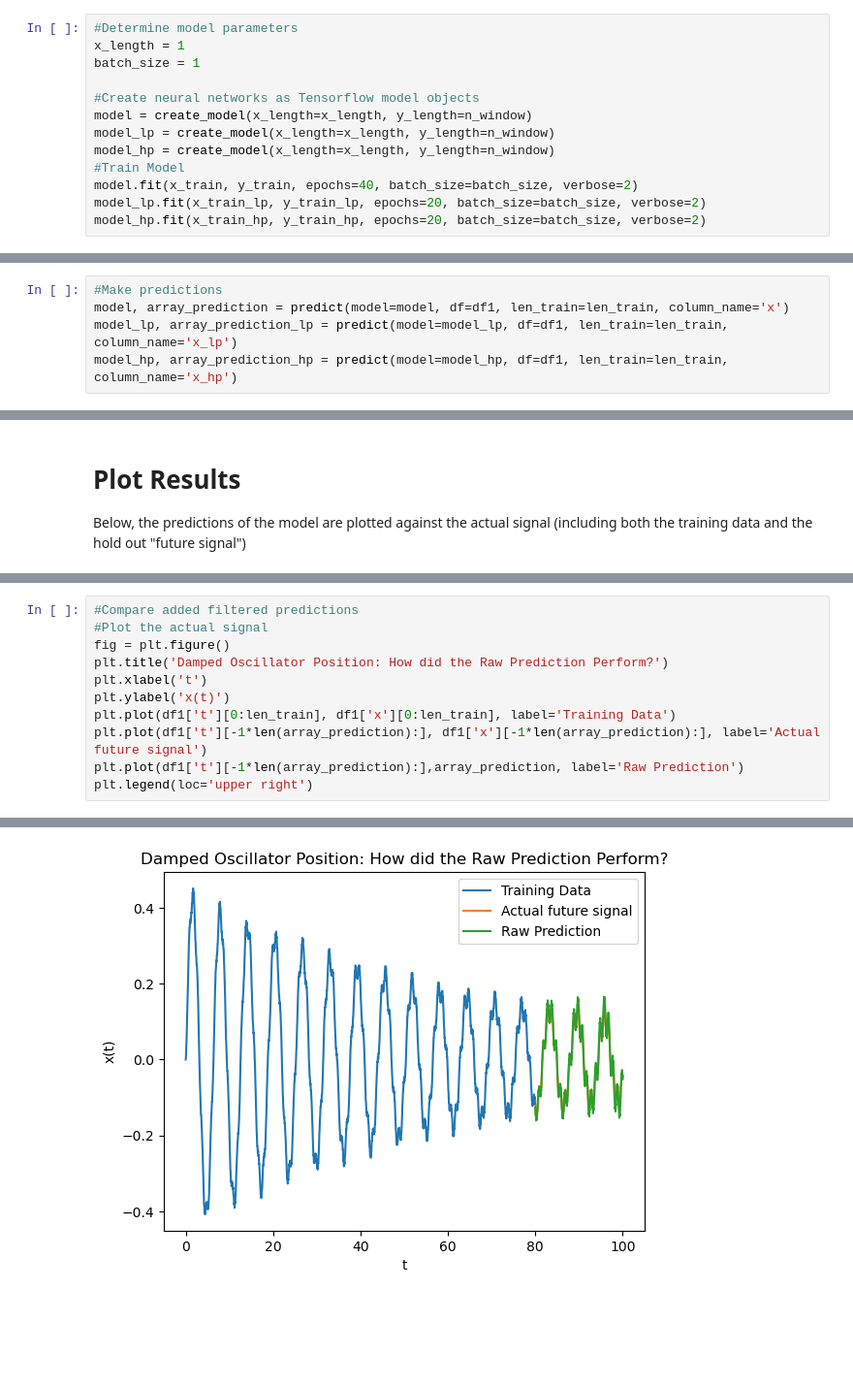
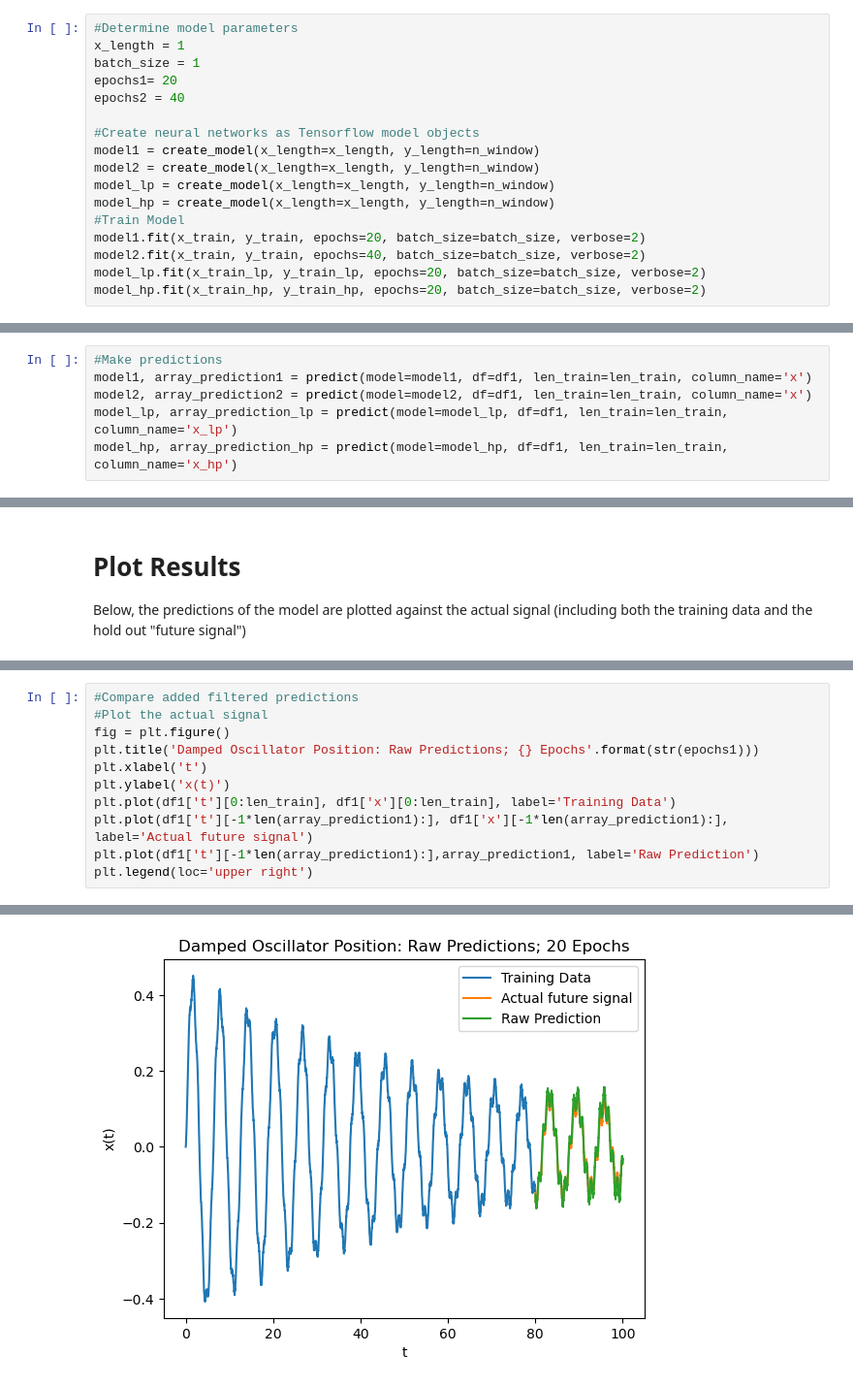
Before and after one commit to gaoadam/dynamicmodel, a Jupyter notebook: lstm_predictions_filtered.ipynb, the cells around one changed output, grey strips where cells are left out. Shown at 97% size. Saved outputs shown, nothing was run; the diff lists cells and outputs as text; blank space fills up the shorter version.

Commit message:
run model

```diff
--- a/lstm_predictions_filtered.ipynb
+++ b/lstm_predictions_filtered.ipynb
@@ -135,13 +135,17 @@ def create_model(x_length, y_length):
 #Determine model parameters
 x_length = 1
 batch_size = 1
+epochs1= 20
+epochs2 = 40
 
 #Create neural networks as Tensorflow model objects
-model = create_model(x_length=x_length, y_length=n_window)
+model1 = create_model(x_length=x_length, y_length=n_window)
+model2 = create_model(x_length=x_length, y_length=n_window)
 model_lp = create_model(x_length=x_length, y_length=n_window)
 model_hp = create_model(x_length=x_length, y_length=n_window)
 #Train Model
-model.fit(x_train, y_train, epochs=40, batch_size=batch_size, verbose=2)
+model1.fit(x_train, y_train, epochs=20, batch_size=batch_size, verbose=2)
+model2.fit(x_train, y_train, epochs=40, batch_size=batch_size, verbose=2)
 model_lp.fit(x_train_lp, y_train_lp, epochs=20, batch_size=batch_size, verbose=2)
 model_hp.fit(x_train_hp, y_train_hp, epochs=20, batch_size=batch_size, verbose=2)
 # %% [output]
@@ -207,7 +211,8 @@ def predict(model, df, len_train, column_name):
     return model, array_prediction
 # %%
 #Make predictions
-model, array_prediction = predict(model=model, df=df1, len_train=len_train, column_name='x')
+model1, array_prediction1 = predict(model=model1, df=df1, len_train=len_train, column_name='x')
+model2, array_prediction2 = predict(model=model2, df=df1, len_train=len_train, column_name='x')
 model_lp, array_prediction_lp = predict(model=model_lp, df=df1, len_train=len_train, column_name='x_lp')
 model_hp, array_prediction_hp = predict(model=model_hp, df=df1, len_train=len_train, column_name='x_hp')
 # %% [output]
@@ -278,14 +283,14 @@ plt.legend(loc='upper right')
 # %%
 #Compare added filtered predictions
 #Plot the actual signal
 fig = plt.figure()
-plt.title('Damped Oscillator Position: How did the Raw Prediction Perform?')
+plt.title('Damped Oscillator Position: Raw Predictions; {} Epochs'.format(str(epochs1)))
 plt.xlabel('t')
 plt.ylabel('x(t)')
 plt.plot(df1['t'][0:len_train], df1['x'][0:len_train], label='Training Data')
-plt.plot(df1['t'][-1*len(array_prediction):], df1['x'][-1*len(array_prediction):], label='Actual future signal')
-plt.plot(df1['t'][-1*len(array_prediction):],array_prediction, label='Raw Prediction')
+plt.plot(df1['t'][-1*len(array_prediction1):], df1['x'][-1*len(array_prediction1):], label='Actual future signal')
+plt.plot(df1['t'][-1*len(array_prediction1):],array_prediction1, label='Raw Prediction')
 plt.legend(loc='upper right')
 # %% [output]
 <matplotlib.legend.Legend at 0x...>
-[figure, old version]
+[figure, new version]
```
Also changed, not shown: parts of 7 cells of this notebook.
